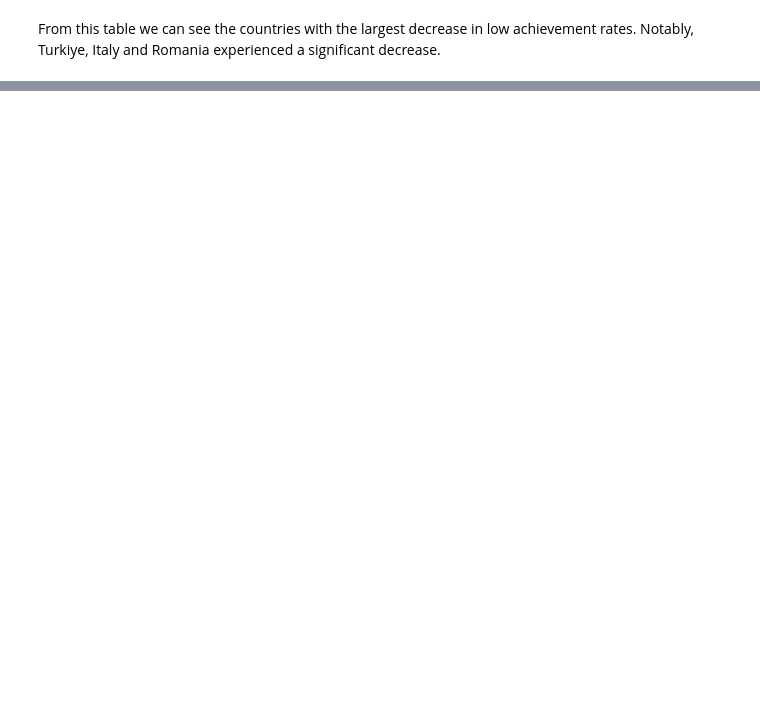
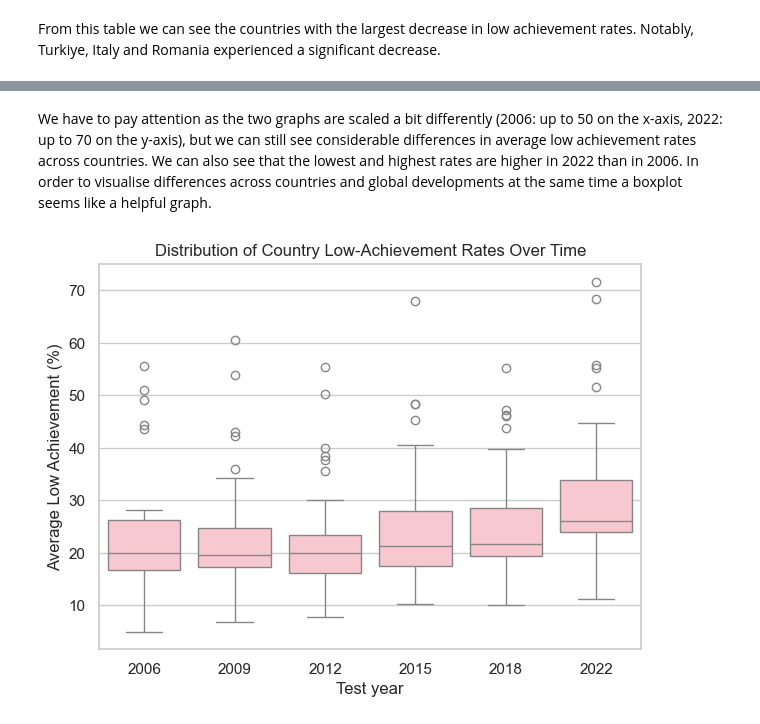
Before and after one commit to whatamIevendoing-213/PISAProject, a Jupyter notebook: shared_notebook.ipynb, the cells around one changed output, grey strips where cells are left out. Drawn from its saved outputs; the diff is of its cells as text; code cells hidden in the pictures; blank space fills up the shorter version.

```diff
--- a/shared_notebook.ipynb
+++ b/shared_notebook.ipynb
@@ -245,0 +275,12 @@ From this table we can see the countries with the largest decrease in low achiev
+# %% [markdown]
+We have to pay attention as the two graphs are scaled a bit differently (2006: up to 50 on the x-axis, 2022: up to 70 on the y-axis), but we can still see  considerable differences in average low achievement rates across countries. We can also see that the lowest and highest rates are higher in 2022 than in 2006. In order to visualise differences across countries and global developments at the same time a boxplot seems like a helpful graph.
+# %%
+# plotting the boxplot
+plt.figure(figsize=(7, 5))
+sns.boxplot(x='TIME_PERIOD', y='OBS_VALUE', data=df_country_year, color='pink')
+plt.title('Distribution of Country Low-Achievement Rates Over Time')
+plt.xlabel('Test year')
+plt.ylabel('Average Low Achievement (%)')
+plt.show()
+# %% [output]
+[figure, added]
```
Also changed, not shown: parts of 18 cells of this notebook.
